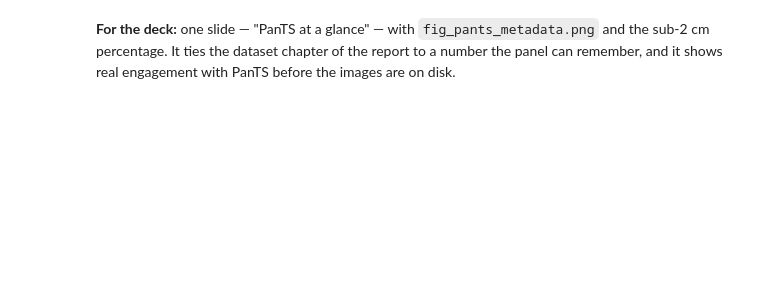
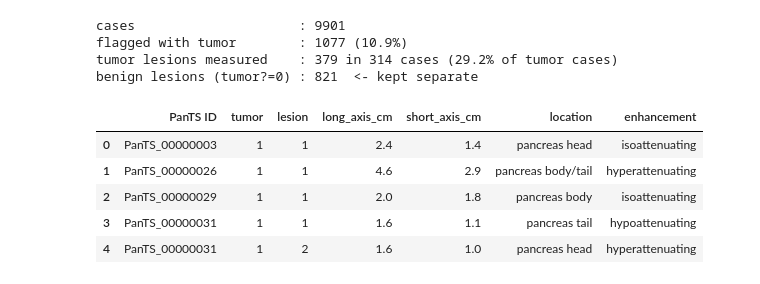
Before and after one commit to ekkerihasan/Capstone, a Jupyter notebook: notebooks/00_pants_metadata_eda.ipynb, the cells around one changed output. Saved outputs shown, nothing was run; the diff lists cells and outputs as text; code cells hidden in the pictures; blank space fills up the shorter version.

Commit message:
initialized phase1

```diff
--- a/notebooks/00_pants_metadata_eda.ipynb
+++ b/notebooks/00_pants_metadata_eda.ipynb
@@ -59,2 +68,77 @@ json.dump(summary, open('results/pants_metadata_summary.json','w'), indent=1, de
-# %% [markdown]
-**For the deck:** one slide — "PanTS at a glance" — with `fig_pants_metadata.png` and the sub-2 cm percentage. It ties the dataset chapter of the report to a number the panel can remember, and it shows real engagement with PanTS before the images are on disk.
+# %%
+# ---- real column names, read off the file above (not guessed) ----
+COL_ID, COL_PHASE, COL_SITE = 'PanTS ID', 'ct phase', 'site'
+COL_TUMOR, COL_REPORT       = 'tumor?', 'structured report'
+
+# metadata.xlsx has NO tumor-size column. Lesion measurements are inside the
+# free-text radiology report, formatted like:
+#     Pancreas lesion 1:
+#     Location: pancreas head.
+#     Size: 2.4 x 1.4 cm (image 14). Volume: 5.3 cc.
+#     Enhancement relative to pancreas: Isoattenuating.
+# Excel stores the report's newlines as the literal escape "_x000D_".
+
+LESION_SPLIT = re.compile(r'Pancreas lesion\s+(\d+)\s*:', re.I)
+SIZE         = re.compile(r'Size:\s*([\d.]+)\s*x\s*([\d.]+)(?:\s*x\s*([\d.]+))?\s*(cm|mm)', re.I)
+LOCATION     = re.compile(r'Location:\s*([^.\n]+)', re.I)
+ENHANCEMENT  = re.compile(r'Enhancement relative to pancreas:\s*([A-Za-z\-]+)', re.I)
+
+
+def parse_lesions(report):
+    """Return one dict per measured pancreas lesion; [] if the report has none."""
+    if not isinstance(report, str):
+        return []
+    text  = report.replace('_x000D_', '\n')
+    parts = LESION_SPLIT.split(text)
+    if len(parts) < 3:
+        return []
+    out = []
+    for idx, body in zip(parts[1::2], parts[2::2]):
+        body = re.split(r'\n\s*(?:Kidney|Liver|Spleen|IMPRESSION)\s*:', body)[0]
+        m = SIZE.search(body)
+        if not m:
+            continue
+        dims = [float(d) for d in m.group(1, 2, 3) if d is not None]
+        if m.group(4).lower() == 'mm':
+            dims = [d / 10.0 for d in dims]
+        loc, enh = LOCATION.search(body), ENHANCEMENT.search(body)
+        out.append({'lesion': int(idx),
+                    'long_axis_cm':  max(dims),
+                    'short_axis_cm': min(dims),
+                    'location':    loc.group(1).strip().lower() if loc else None,
+                    'enhancement': enh.group(1).strip().lower() if enh else None})
+    return out
+
+
+rows = []
+for _, case in df.iterrows():
+    for lesion in parse_lesions(case[COL_REPORT]):
+        rows.append({COL_ID: case[COL_ID], 'tumor': case[COL_TUMOR], **lesion})
+lesions = pd.DataFrame(rows)
+
+# A "pancreas lesion" is NOT the same as the tumor? flag: most measured lesions
+# sit in cases flagged tumor?=0 and are benign. Pooling them would inflate the
+# cohort and skew the size distribution, so keep the two populations apart.
+tumor_lesions  = lesions[lesions['tumor'] == 1]
+benign_lesions = lesions[lesions['tumor'] == 0]
+
+n_tumor_cases = int((df[COL_TUMOR] == 1).sum())
+coverage_pct  = round(100 * tumor_lesions[COL_ID].nunique() / n_tumor_cases, 1)
+
+print(f'cases                     : {len(df)}')
+print(f'flagged with tumor        : {n_tumor_cases} ({100 * n_tumor_cases / len(df):.1f}%)')
+print(f'tumor lesions measured    : {len(tumor_lesions)} in '
+      f'{tumor_lesions[COL_ID].nunique()} cases ({coverage_pct}% of tumor cases)')
+print(f'benign lesions (tumor?=0) : {len(benign_lesions)}  <- kept separate')
+lesions.head()
+# %% [output]
+cases                     : 9901
+flagged with tumor        : 1077 (10.9%)
+tumor lesions measured    : 379 in 314 cases (29.2% of tumor cases)
+benign lesions (tumor?=0) : 821  <- kept separate
+|  | PanTS ID | tumor | lesion | long_axis_cm | short_axis_cm | location | enhancement |
+| 0 | PanTS_00000003 | 1 | 1 | 2.4 | 1.4 | pancreas head | isoattenuating |
+| 1 | PanTS_00000026 | 1 | 1 | 4.6 | 2.9 | pancreas body/tail | hyperattenuating |
+| 2 | PanTS_00000029 | 1 | 1 | 2.0 | 1.8 | pancreas body | isoattenuating |
+| 3 | PanTS_00000031 | 1 | 1 | 1.6 | 1.1 | pancreas tail | hypoattenuating |
+| 4 | PanTS_00000031 | 1 | 2 | 1.6 | 1.0 | pancreas head | hyperattenuating |
```
Also changed, not shown: parts of 12 cells of this notebook, 29 other files.
